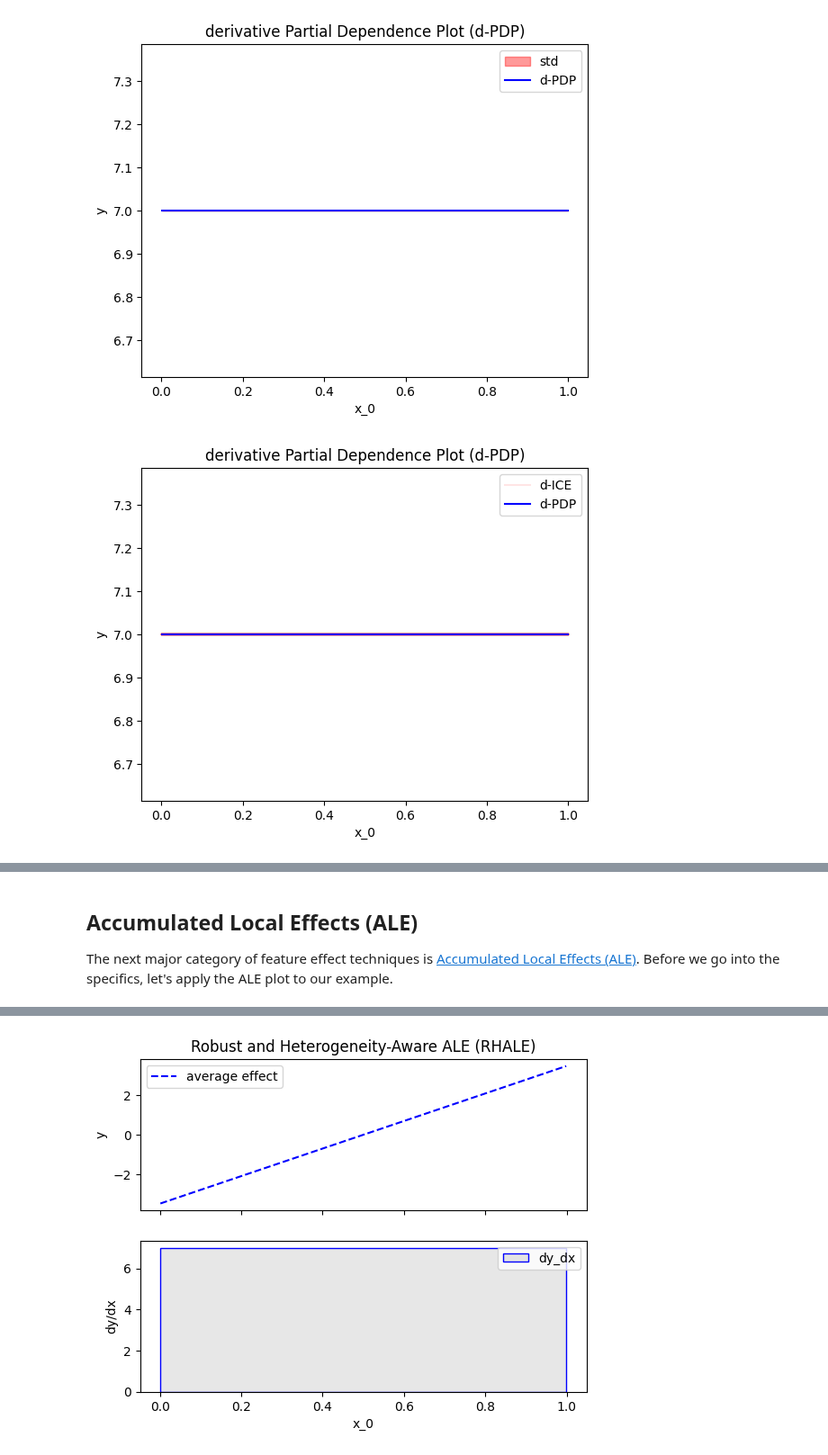
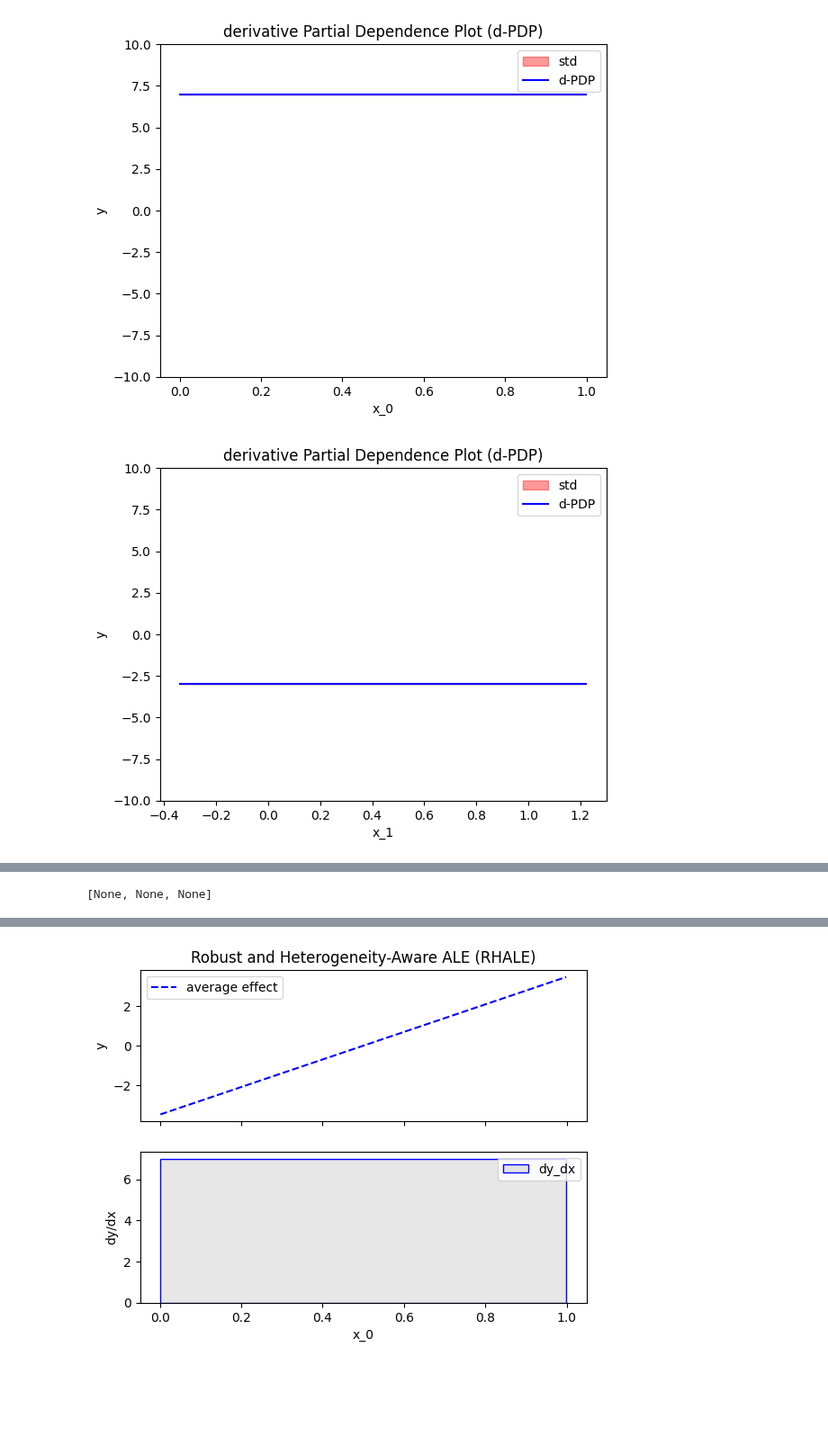
Before and after one commit to givasile/effector, a Jupyter notebook: notebooks/synthetic-examples/01_linear_model.ipynb, the cells around one changed output, grey strips where cells are left out. Shown at 90% size. Drawn from its saved outputs; the diff is of its cells as text; code cells hidden in the pictures; blank space fills up the shorter version.

```diff
--- a/notebooks/synthetic-examples/01_linear_model.ipynb
+++ b/notebooks/synthetic-examples/01_linear_model.ipynb
@@ -243,6 +110,5 @@ As we can see below, the standard deviation of the ICE plots is zero, because th
 # %%
-effector.DerPDP(data=X, model=predict, model_jac=predict_grad).plot(feature=0, heterogeneity=True)
-effector.DerPDP(data=X, model=predict, model_jac=predict_grad).plot(feature=0, heterogeneity="ice")
+[effector.DerPDP(data=X, model=predict, model_jac=predict_grad).plot(feature=i, heterogeneity=True, dy_limits=[-10, 10]) for i in range(3)]
 # %% [output]
-[figure, old version]
+[figure, new version]
-[figure, old version]
+[figure, new version]
@@ -249,4 +116 @@ effector.DerPDP(data=X, model=predict, model_jac=predict_grad).plot(feature=0, h
+[None, None, None]
-# %% [markdown]
-## Accumulated Local Effects (ALE)
-
-The next major category of feature effect techniques is [Accumulated Local Effects (ALE)](https://christophm.github.io/interpretable-ml-book/ale.html). Before we go into the specifics, let's apply the ALE plot to our example.
```
Also changed, not shown: parts of 44 cells of this notebook, 21 other files.
